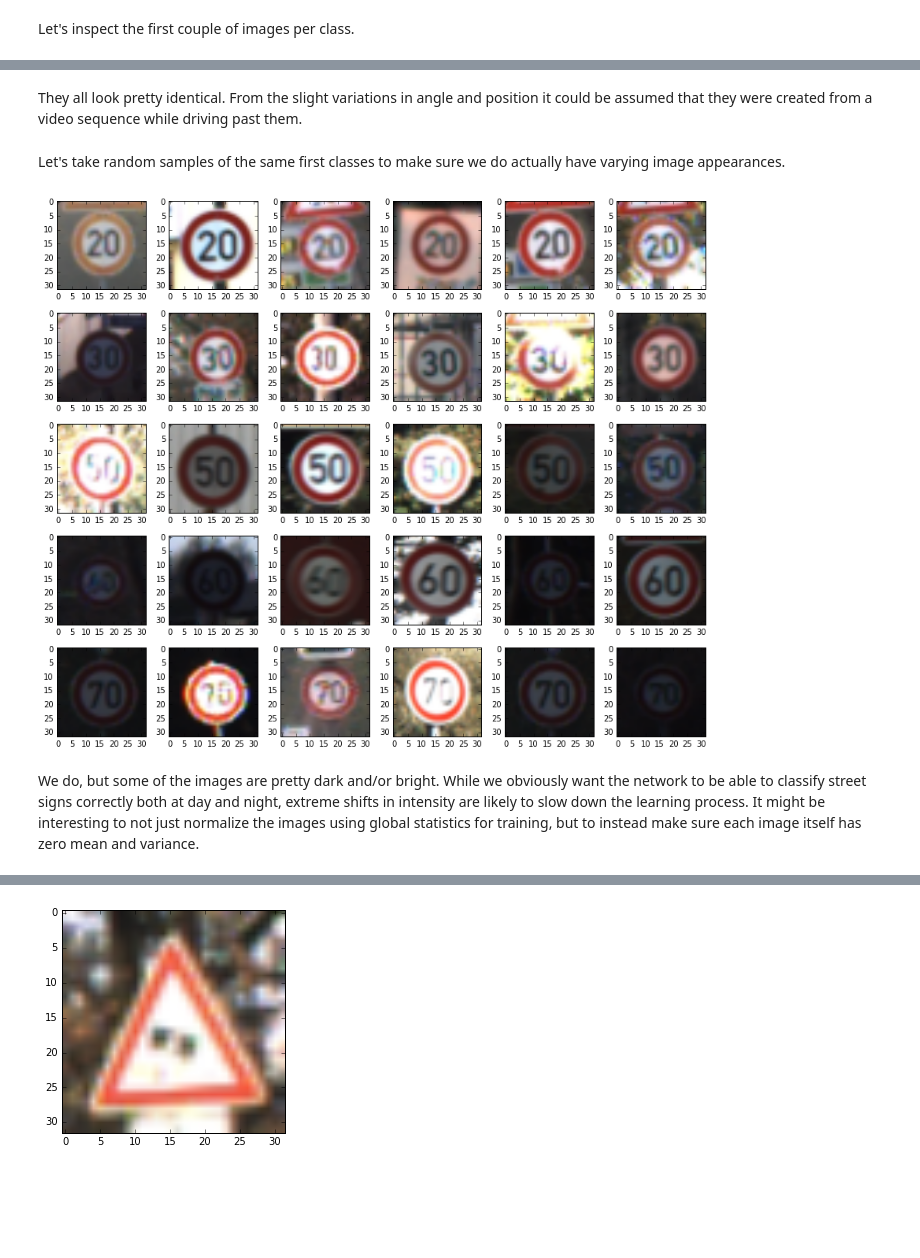
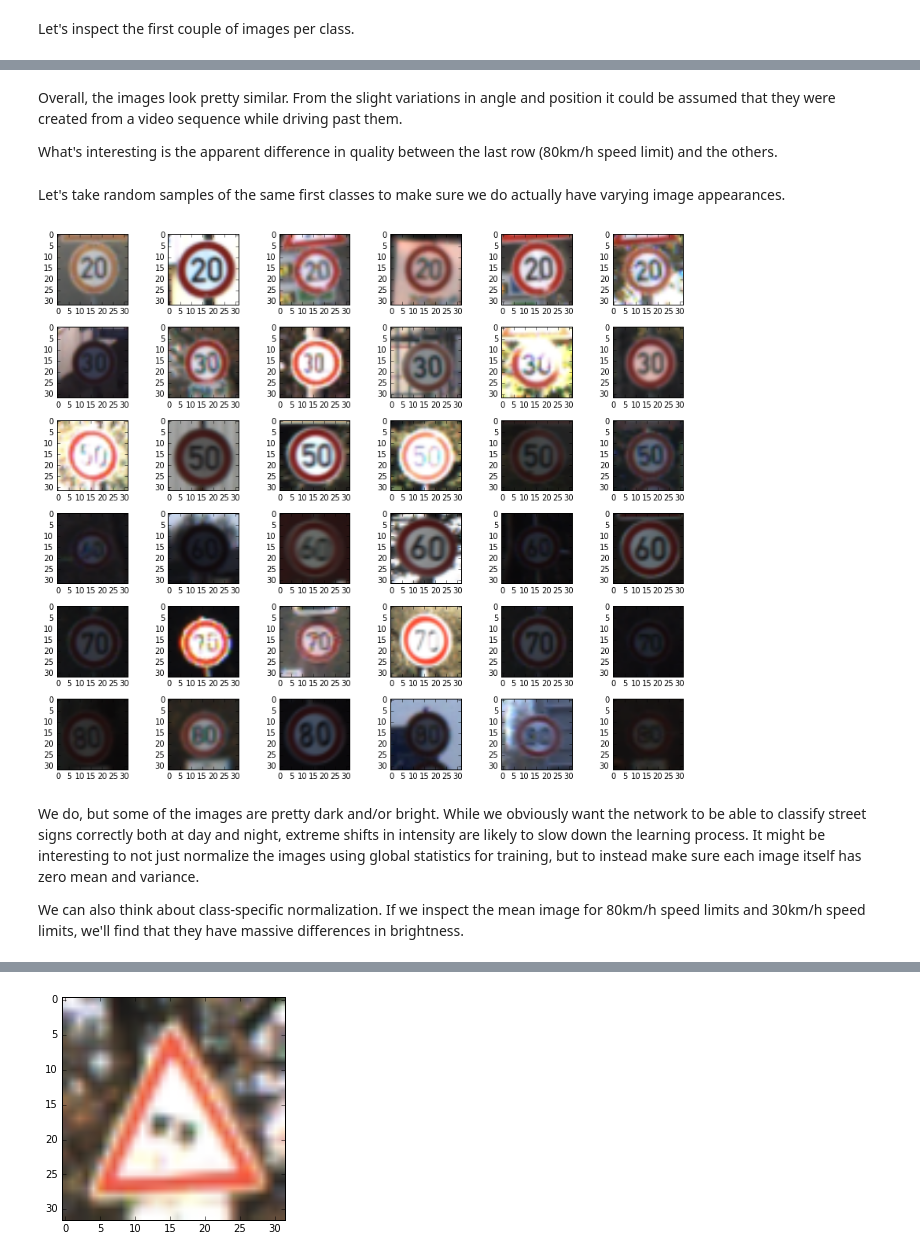
Before and after one commit to sunsided/CarND-Traffic-Sign-Classifier-Project, a Jupyter notebook: Traffic_Sign_Classifier.ipynb, the cells around one changed output, grey strips where cells are left out. Drawn from its saved outputs; the diff is of its cells as text; code cells hidden in the pictures; blank space fills up the shorter version.

Commit message:
Add 30km/h vs 80km/h visualization

```diff
--- a/Traffic_Sign_Classifier.ipynb
+++ b/Traffic_Sign_Classifier.ipynb
@@ -227,7 +227,7 @@ plt.tight_layout()
 # %% [markdown]
 Let's inspect the first couple of images per class.
 # %%
-f, axs = plt.subplots(nrows=5, ncols=vis_cols, figsize=(12, 10))
+f, axs = plt.subplots(nrows=6, ncols=vis_cols, figsize=(12, 10))
 for i, axs_ in enumerate(axs):
     sample = df_train[df_train['Label'] == i][:vis_cols]
     imgs = X_train[sample.index.values]
@@ -240,22 +240,27 @@ plt.tight_layout()
 # %% [markdown]
-They all look pretty identical. From the slight variations in angle and position it could be assumed
+Overall, the images look pretty similar. From the slight variations in angle and position it could be assumed
 that they were created from a video sequence while driving past them.
+
+What's interesting is the apparent difference in quality between the last row (80km/h speed limit) and the others.
 # %% [markdown]
 Let's take random samples of the same first classes to make sure we do actually have varying image appearances.
 # %%
 np.random.seed(0)
-f, axs = plt.subplots(nrows=5, ncols=vis_cols, figsize=(12, 10))
+f, axs = plt.subplots(nrows=6, ncols=vis_cols, figsize=(12, 10))
 for i, axs_ in enumerate(axs):
     sample = df_train[df_train['Label'] == i].sample(n=vis_cols)
     imgs = X_train[sample.index.values]
     for img, ax in zip(imgs, axs_):
         ax.imshow(img)
         ax.axis('image')
 plt.tight_layout()
 # %% [output]
-[figure, old version]
+[figure, new version]
 # %% [markdown]
 We do, but some of the images are pretty dark and/or bright. While we obviously want
 the network to be able to classify street signs correctly both at day and night, extreme shifts in intensity
 are likely to slow down the learning process. It might be interesting to not just normalize the images
 using global statistics for training, but to instead make sure each image itself has zero mean and variance.
+
+We can also think about class-specific normalization. If we inspect the mean image for 80km/h speed limits and
+30km/h speed limits, we'll find that they have massive differences in brightness.
```
Also changed, not shown: parts of 3 cells of this notebook.
